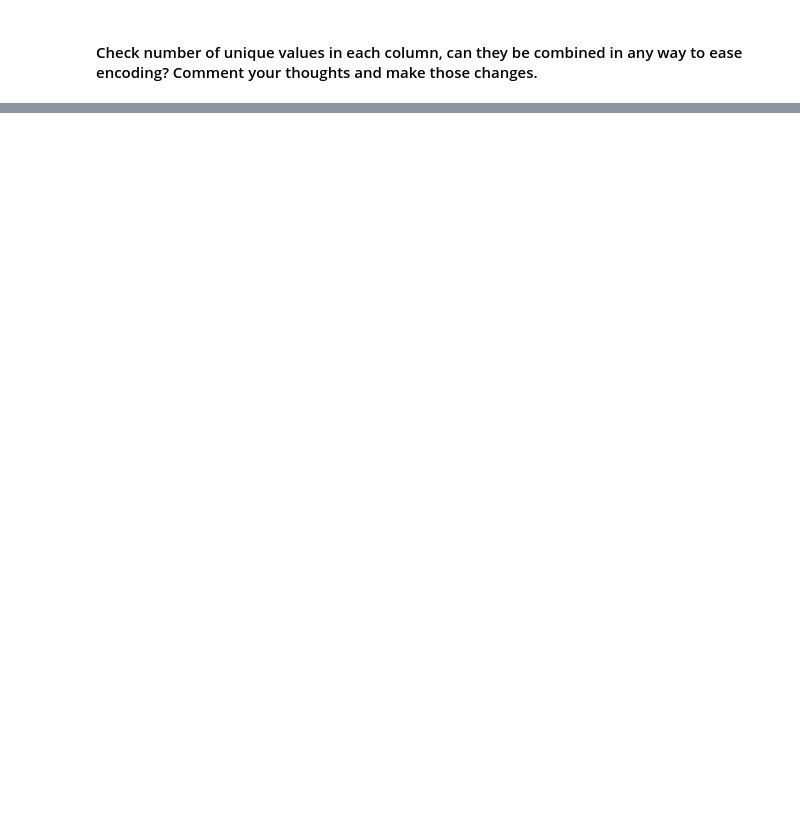
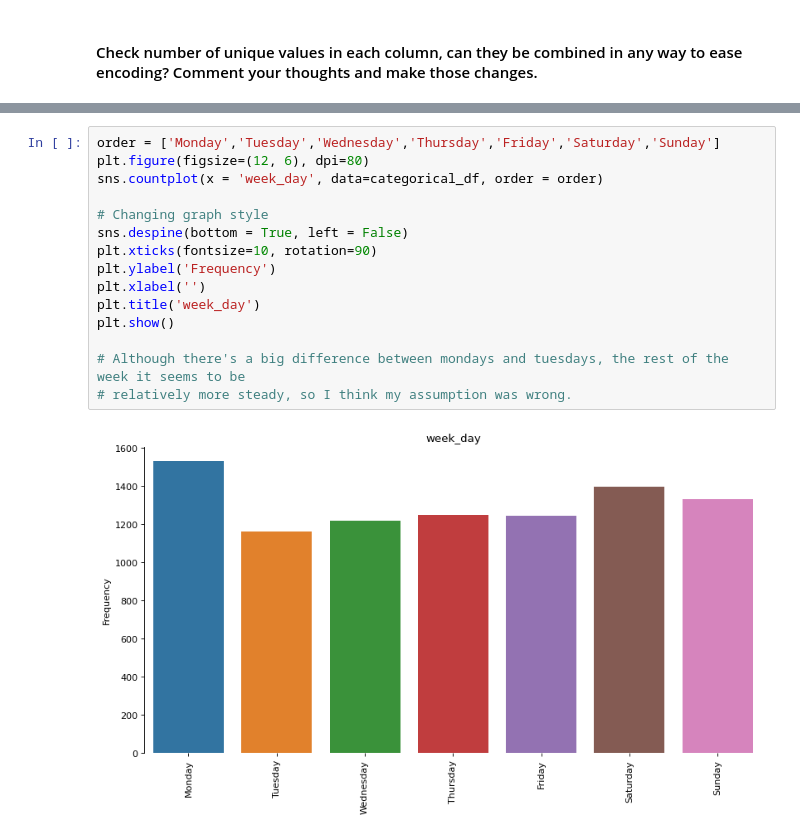
Before and after one commit to fbgr/lab-cleaning-numerical-data, a Jupyter notebook: main.ipynb, the cells around one changed output, grey strips where cells are left out. Drawn from its saved outputs; the diff is of its cells as text; blank space fills up the shorter version.

```diff
--- a/main.ipynb
+++ b/main.ipynb
@@ -327,0 +399,17 @@ Name: vehicle_size, dtype: int64
+# %%
+order = ['Monday','Tuesday','Wednesday','Thursday','Friday','Saturday','Sunday']
+plt.figure(figsize=(12, 6), dpi=80)
+sns.countplot(x = 'week_day', data=categorical_df, order = order)
+
+# Changing graph style
+sns.despine(bottom = True, left = False)
+plt.xticks(fontsize=10, rotation=90)
+plt.ylabel('Frequency')
+plt.xlabel('')
+plt.title('week_day')
+plt.show()
+
+# Although there's a big difference between mondays and tuesdays, the rest of the week it seems to be
+# relatively more steady, so I think my assumption was wrong.
+# %% [output]
+[figure, added]
```
Also changed, not shown: parts of 19 cells of this notebook.
